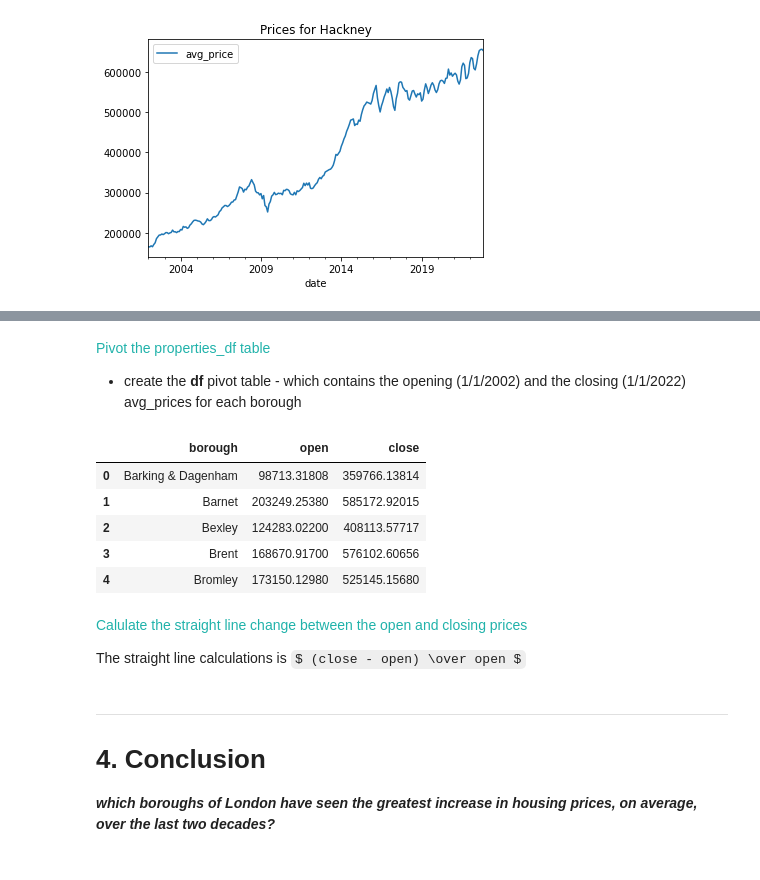
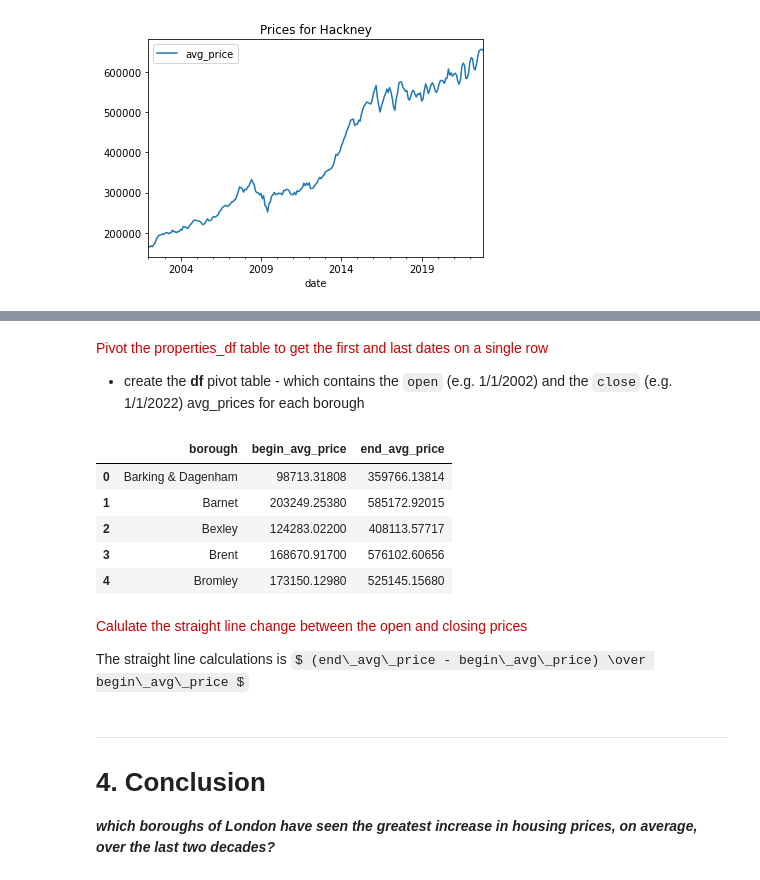
Before and after one commit to cjlcoursework/springboard_dc, a Jupyter notebook: projects/LondonCalling/FinalCopy.ipynb, the cells around one changed output, grey strips where cells are left out. Cells and saved outputs as stored; diff of their text form; code cells hidden in the pictures; some formulas as TeX source.

```diff
--- a/projects/LondonCalling/FinalCopy.ipynb
+++ b/projects/LondonCalling/FinalCopy.ipynb
@@ -530,10 +527,10 @@ Bear in mind: you don't have to write a function like this if you don't want to.
 - do this in a new dataframe **properties_df** which we'll use for further calculations
 # %%
 # Get the first and last data for every borough (from the last 20 years)
-dates_of_interest_df = properties_t.groupby(['borough'])['epoch'].agg(['first', 'last'])
+first_and_last_dates = properties_t.groupby(['borough'])['epoch'].agg(['first', 'last'])
 
 # inner join properties_t dates_of_interest_df - leaving only rows with the dates from the last 20 years
-properties_df = properties_t.merge(dates_of_interest_df, on="borough")
+properties_df = properties_t.merge(first_and_last_dates, on="borough")
 properties_df.head()
 # %% [output]
 |  | date | borough | avg_price | year | month | canon | epoch | first | last |
@@ -572,31 +573,31 @@ properties_df.head(100)
 # %% [markdown]
-<span style="color:#20B2AA">Pivot the properties_df table </span>
+<span style="color:#cc0000">Pivot the properties_df table to get the first and last dates on a single row</span>
 
-- create the **df** pivot table - which contains the opening (1/1/2002) and the closing (1/1/2022) avg_prices for each borough
+- create the **df** pivot table - which contains the `open` (e.g. 1/1/2002) and the `close` (e.g. 1/1/2022) avg_prices for each borough
 # %%
 pivot_df = properties_df.pivot_table(
     values='avg_price',         # replace any missing values with this
     index="borough",     # vertical (rows)
     fill_value=-1,
     columns='date'
     )
 
-#format column names
-pivot_df.columns = ['open', 'close']
+#format column names - get rid of the specific columns=[2002, 2022] and replace
+pivot_df.columns = ['begin_avg_price', 'end_avg_price']
 
 #reset index
 pivot_df.reset_index(inplace=True)
 
 pivot_df.head()
 # %% [output]
-|  | borough | open | close |
+|  | borough | begin_avg_price | end_avg_price |
 | 0 | Barking & Dagenham | 98713.31808 | 359766.13814 |
 | 1 | Barnet | 203249.25380 | 585172.92015 |
 | 2 | Bexley | 124283.02200 | 408113.57717 |
 | 3 | Brent | 168670.91700 | 576102.60656 |
 | 4 | Bromley | 173150.12980 | 525145.15680 |
 # %% [markdown]
-<span style="color:#20B2AA">Calulate the straight line change between the open and closing prices </span>
+<span style="color:#cc0000">Calulate the straight line change between the open and closing prices </span>
 
-The straight line calculations is $ (close - open) \over open $
+The straight line calculations is $ (end\_avg\_price - begin\_avg\_price) \over begin\_avg\_price $
 # %%
```
Also changed, not shown: parts of 33 cells of this notebook, 1 other file.
